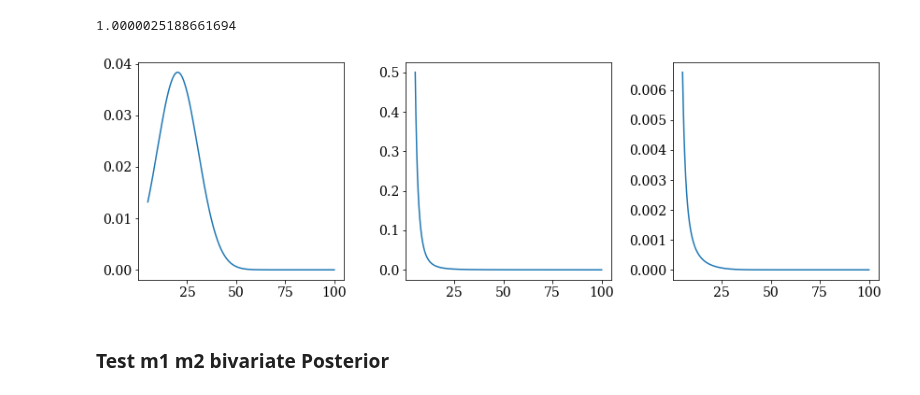
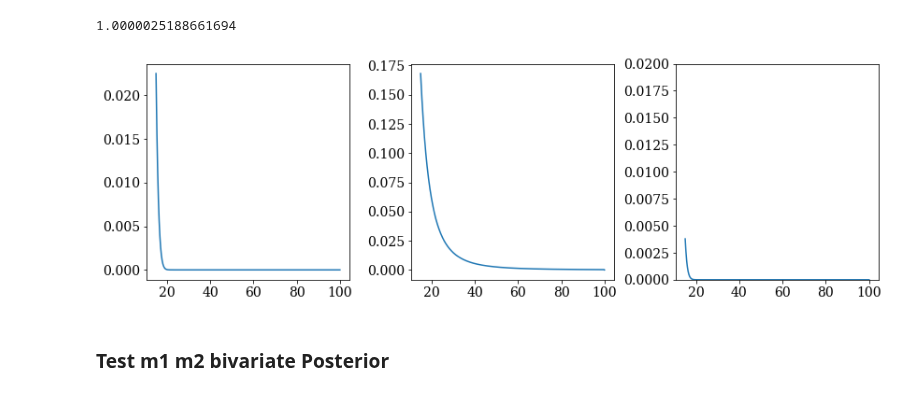
Before and after one commit to veome22/hybrid_waveforms, a Jupyter notebook: powerlaw_population_inference.ipynb, the cells around one changed output. Cells and saved outputs as stored; diff of their text form; code cells hidden in the pictures.

```diff
--- a/powerlaw_population_inference.ipynb
+++ b/powerlaw_population_inference.ipynb
@@ -428,26 +428,27 @@ print(integrate.trapezoid(trunc_normal_dist(m1, mu, sigma), m1))
 # %%
 # Visualize the defined functions for sanity
 
-m1_min=5
+m1_min=15
 m1_max=100
 
 m1 = np.linspace(m1_min, m1_max, 1000)
-mu = 20.2
-sigma = 10.4
+mu = 10.2
+sigma = 2.4
 alpha=-3.5
 
 fig, [ax1, ax2, ax3] = plt.subplots(nrows=1, ncols=3, figsize=(12,4))
 
 ax1.plot(m1, normal_dist(m1, mu, sigma))
 ax2.plot(m1, power(m1, alpha, m1_min, m1_max))
 # ax2.set_xlim(0, 20)
 ax3.plot(m1, (normal_dist(m1, mu, sigma)*power(m1, alpha, m1_min, m1_max)))
 
+plt.ylim(0, 0.02)
 
 plt.tight_layout()
 plt.show()
 # %% [output]
-[figure, old version]
+[figure, new version]
 # %% [markdown]
 ### Test m1 m2 bivariate Posterior
 # %%
```
Also changed, not shown: parts of 83 cells of this notebook.
